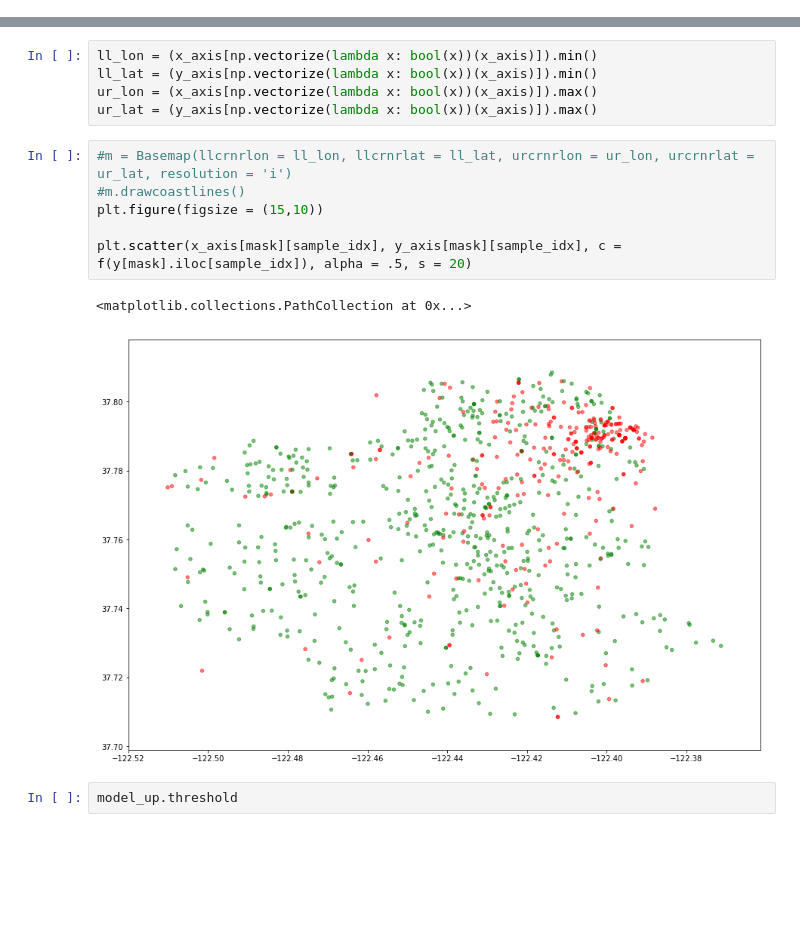
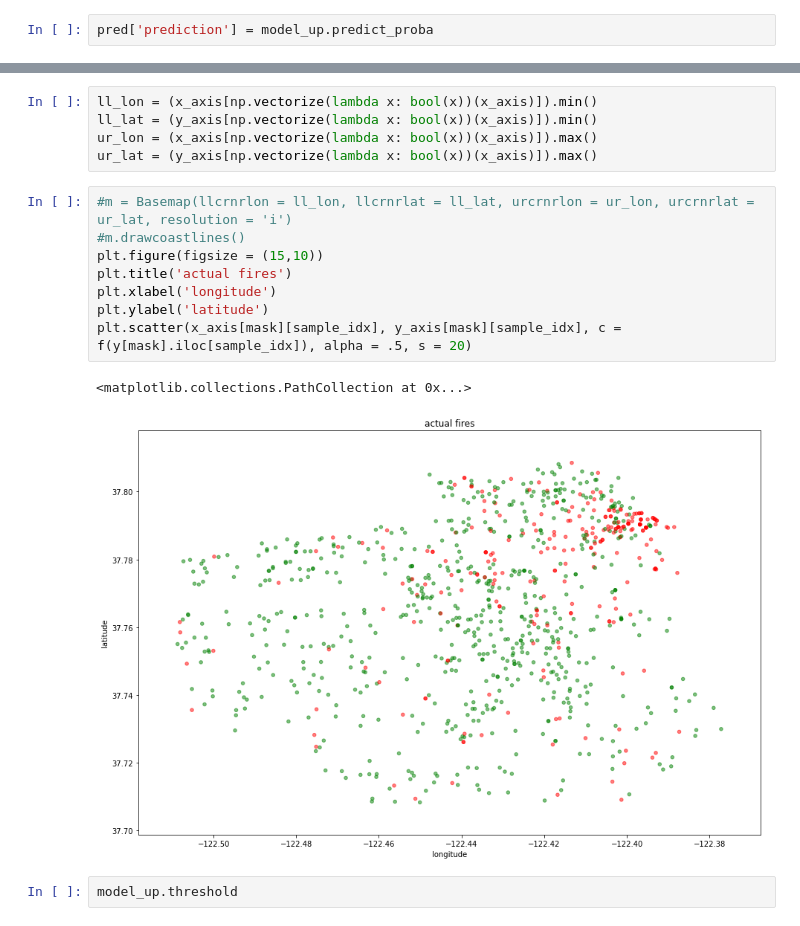
Before and after one commit to porbo/sf-fires, a Jupyter notebook: plotting.ipynb, the cells around one changed output, grey strips where cells are left out. Cells and saved outputs as stored; diff of their text form; blank space fills up the shorter version.

```diff
--- a/plotting.ipynb
+++ b/plotting.ipynb
@@ -45,6 +44,8 @@ x_axis, y_axis = np.array([x for x,y in pred.location]), np.array([y for x,y in
 sample_idx = np.random.choice(423099, 1000)
 # %%
 pred['prediction'] = model_up.predict_proba?
+# %%
+pred['prediction'] = model_up.predict_proba
 # %%
 pred['prediction'] = model_up.predict_proba(pred, X_text)
 # %%
@@ -86,12 +104,14 @@ ur_lat = (y_axis[np.vectorize(lambda x: bool(x))(x_axis)]).max()
 # %%
 #m = Basemap(llcrnrlon = ll_lon, llcrnrlat = ll_lat, urcrnrlon = ur_lon, urcrnrlat = ur_lat, resolution = 'i')
 #m.drawcoastlines()
 plt.figure(figsize = (15,10))
-
+plt.title('actual fires')
+plt.xlabel('longitude')
+plt.ylabel('latitude')
 plt.scatter(x_axis[mask][sample_idx], y_axis[mask][sample_idx], c = f(y[mask].iloc[sample_idx]), alpha = .5, s = 20)
 # %% [output]
 <matplotlib.collections.PathCollection at 0x...>
-[figure, old version]
+[figure, new version]
 # %%
 model_up.threshold
 # %% [output]
```
Also changed, not shown: parts of 3 cells of this notebook, 7 other files.
